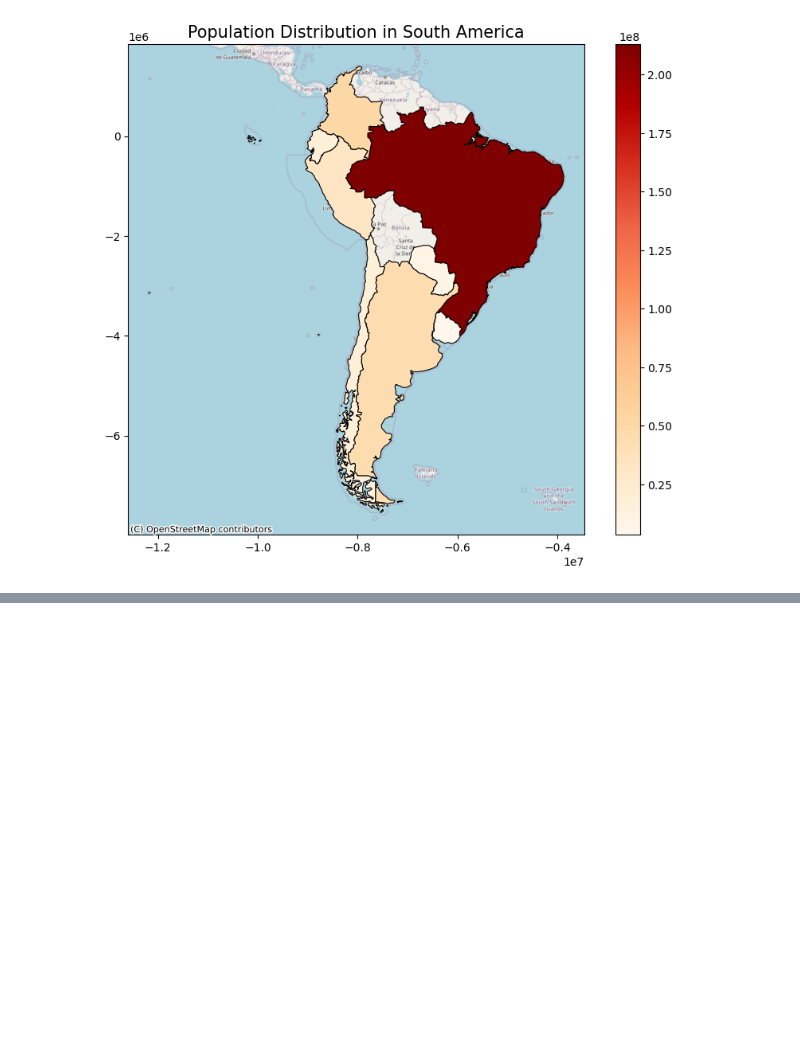
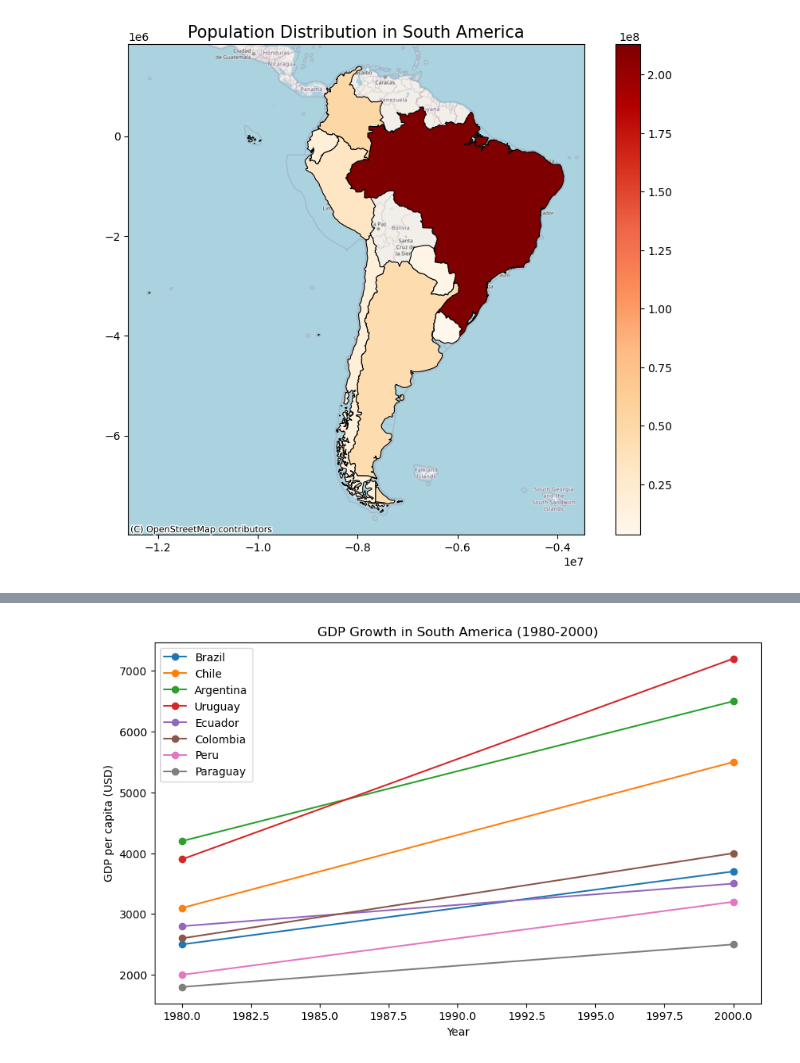
Before and after one commit to celestebasken/Project1, a Jupyter notebook: joc_workspace.ipynb, the cells around one changed output, grey strips where cells are left out. Saved outputs shown, nothing was run; the diff lists cells and outputs as text; code cells hidden in the pictures; blank space fills up the shorter version.

```diff
--- a/joc_workspace.ipynb
+++ b/joc_workspace.ipynb
@@ -106,0 +116,27 @@ plt.show()
+# %%
+# Economic indicators data
+economic_data = {
+    "Country": ["Brazil", "Chile", "Argentina", "Uruguay", "Ecuador", "Colombia", "Peru", "Paraguay"],
+    "GDP_1980": [2500, 3100, 4200, 3900, 2800, 2600, 2000, 1800],
+    "GDP_2000": [3700, 5500, 6500, 7200, 3500, 4000, 3200, 2500],
+    "Unemployment_1980": [9.5, 12.0, 8.5, 10.2, 11.1, 12.3, 15.0, 7.5],
+    "Unemployment_2000": [7.2, 9.0, 17.0, 7.5, 10.0, 11.5, 9.8, 6.5]
+}
+economic_df = pd.DataFrame(economic_data)
+
+# Merge with population data and GDP growrth
+merged_econ_df = merged_df.merge(economic_df, on="Country")
+
+
+fig, ax = plt.subplots(figsize=(10, 6))
+for country in selected_countries:
+    plt.plot([1980, 2000],
+             economic_df[economic_df['Country'] == country].iloc[:, 1:3].values.flatten(),
+             marker='o', label=country)
+plt.title("GDP Growth in South America (1980-2000)")
+plt.xlabel("Year")
+plt.ylabel("GDP per capita (USD)")
+plt.legend()
+plt.show()
+# %% [output]
+[figure, added]
```
Also changed, not shown: parts of 10 cells of this notebook.
